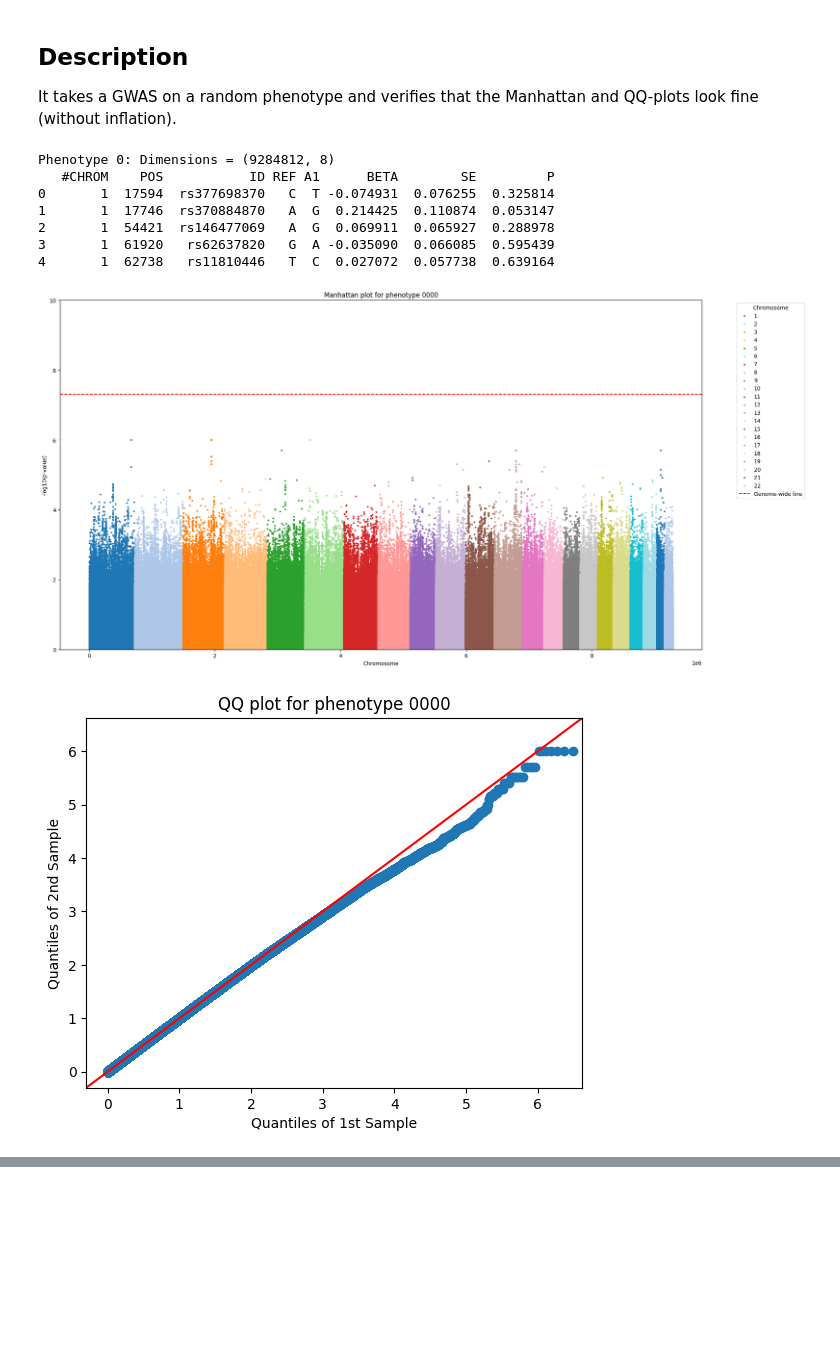
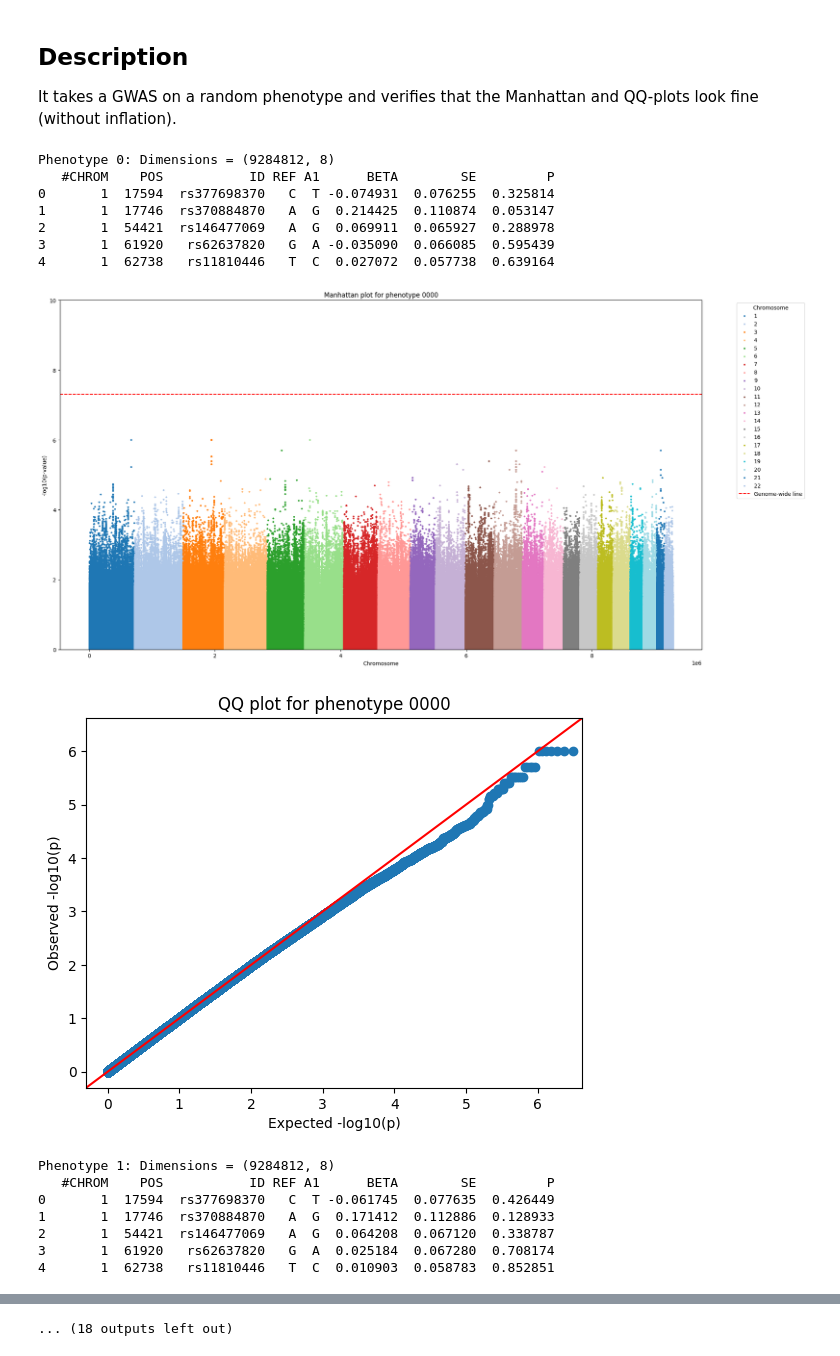
Before and after one commit to pivlab/phenoplier-cli, a Jupyter notebook: nbs/null_simulations/05_gwas/09_05-gwas-qqplot.ipynb, the cells around one changed output, grey strips where cells are left out. Saved outputs shown, nothing was run; the diff lists cells and outputs as text; code cells hidden in the pictures; blank space fills up the shorter version.

Commit message:
[null/plot]: Generate plots for 10 random phenotypes

```diff
--- a/nbs/null_simulations/05_gwas/09_05-gwas-qqplot.ipynb
+++ b/nbs/null_simulations/05_gwas/09_05-gwas-qqplot.ipynb
@@ -66,37 +66,46 @@ def plot_qq(p_values, title):
     observed_log_p = -np.log10(p_values)
     expected_log_p = -np.log10(expected_p_values)
 
-    qqplot_2samples(expected_log_p, observed_log_p, line='45')
+    qqplot_2samples(expected_log_p, observed_log_p, xlabel="Expected -log10(p)", ylabel="Observed -log10(p)", line='45')
     plt.title(title)
     plt.show()
 # %%
-for phenotype in range(1):
+num_rand_phenotypes = 10
+
+for phenotype in range(num_rand_phenotypes):
     filename = f"random.pheno{phenotype:04d}.glm.linear.tsv.gz"
 
     # Load data
     gwas = load_gwas_data(filename)
     print(f"Phenotype {phenotype}: Dimensions = {gwas.shape}")
     print(gwas.head())
 
     # Manhattan plot
     plot_manhattan(
         gwas,
         chr_col="#CHROM",
         bp_col="POS",
         p_col="P",
         snp_col="ID",
         title=f"Manhattan plot for phenotype {phenotype:04d}"
     )
 
     # QQ plot
     plot_qq(gwas["P"], title=f"QQ plot for phenotype {phenotype:04d}")
 # %% [output]
 Phenotype 0: Dimensions = (9284812, 8)
    #CHROM    POS           ID REF A1      BETA        SE         P
 0       1  17594  rs377698370   C  T -0.074931  0.076255  0.325814
 1       1  17746  rs370884870   A  G  0.214425  0.110874  0.053147
 2       1  54421  rs146477069   A  G  0.069911  0.065927  0.288978
 3       1  61920   rs62637820   G  A -0.035090  0.066085  0.595439
 4       1  62738   rs11810446   T  C  0.027072  0.057738  0.639164
 [figure]
-[figure, old version]
+[figure, new version]
+Phenotype 1: Dimensions = (9284812, 8)
+   #CHROM    POS           ID REF A1      BETA        SE         P
+0       1  17594  rs377698370   C  T -0.061745  0.077635  0.426449
+1       1  17746  rs370884870   A  G  0.171412  0.112886  0.128933
+2       1  54421  rs146477069   A  G  0.064208  0.067120  0.338787
+3       1  61920   rs62637820   G  A  0.025184  0.067280  0.708174
+4       1  62738   rs11810446   T  C  0.010903  0.058783  0.852851
@@ -102,0 +132 @@ Phenotype 0: Dimensions = (9284812, 8)
+... (18 outputs left out)
```
Also changed, not shown: parts of 1 cell of this notebook.
